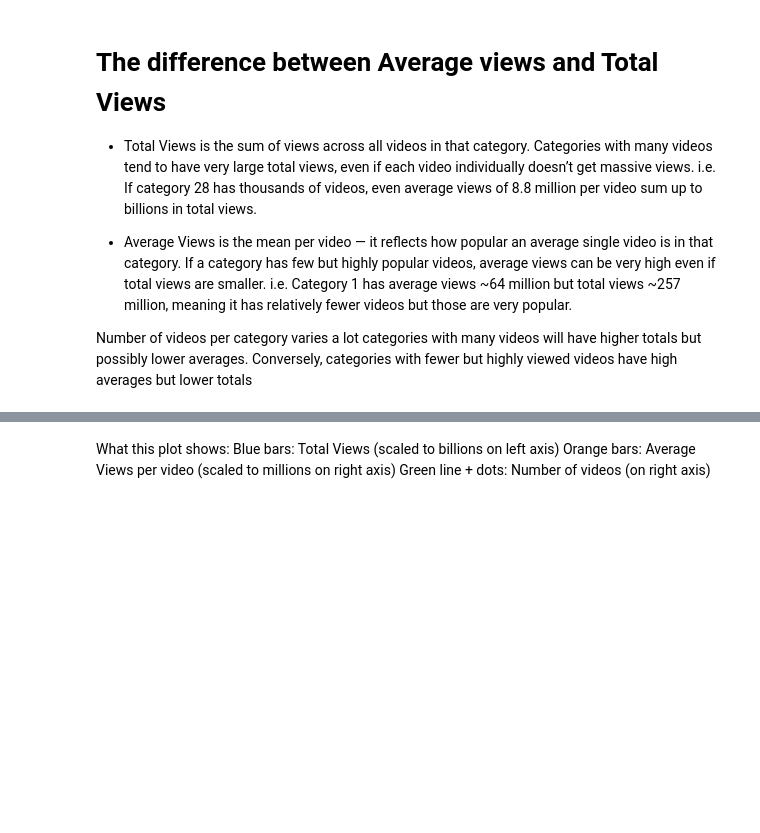
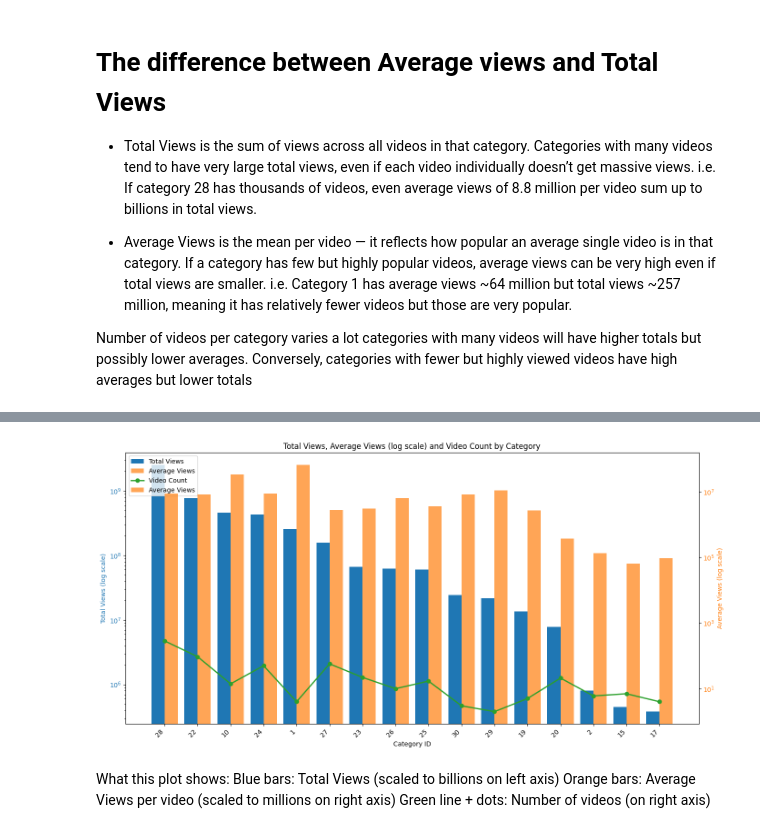
Before and after one commit to shanalytics/Spaceship-titanic-Survival-prediction, a Jupyter notebook: what-makes-a-youtube-video-go-viral.ipynb, the cells around one changed output, grey strips where cells are left out. Drawn from its saved outputs; the diff is of its cells as text; code cells hidden in the pictures; blank space fills up the shorter version.

Commit message:
Kaggle Notebook | What Makes a YouTube Video Go Viral?  | Version 10

```diff
--- a/what-makes-a-youtube-video-go-viral.ipynb
+++ b/what-makes-a-youtube-video-go-viral.ipynb
@@ -808,7 +1201,7 @@ print(views_compare[['Total Views', 'Average Views', 'Video Count']])
 #The log scale helps visualize categories with very different magnitudes better.
 #Both Total Views and Average Views are on log scale.
 
-Video Count remains linear (on right y-axis).
+#Video Count remains linear (on right y-axis).
 views_compare.index = views_compare.index.astype(str)
 
 x = np.arange(len(views_compare))
@@ -820,33 +1213,35 @@ color2 = 'tab:orange'
 color3 = 'tab:green'
 
 # Bar plot for Total Views with log scale
 bars_total = ax1.bar(x - 0.2, views_compare['Total Views'], width=0.4, label='Total Views', color=color1)
 ax1.set_xlabel('Category ID')
 ax1.set_ylabel('Total Views (log scale)', color=color1)
 ax1.set_yscale('log')
 ax1.tick_params(axis='y', labelcolor=color1)
 ax1.set_xticks(x)
 ax1.set_xticklabels(views_compare.index, rotation=45, ha='right')
 
 # Second y-axis for Average Views with log scale
 ax2 = ax1.twinx()
 bars_avg = ax2.bar(x + 0.2, views_compare['Average Views'], width=0.4, label='Average Views', color=color2, alpha=0.7)
 ax2.set_ylabel('Average Views (log scale)', color=color2)
 ax2.set_yscale('log')
 ax2.tick_params(axis='y', labelcolor=color2)
 
 # Plot Video Count as line on same right y-axis (linear scale)
 ax2.plot(x, views_compare['Video Count'], label='Video Count', color=color3, marker='o', linewidth=2)
 
 # Title and combined legend
 plt.title('Total Views, Average Views (log scale) and Video Count by Category')
 bars = [bars_total, bars_avg]
 labels = [bar.get_label() for bar in bars]
 lines, line_labels = ax2.get_legend_handles_labels()
 ax1.legend(bars + lines, labels + line_labels, loc='upper left')
 
 plt.tight_layout()
 plt.show()
+# %% [output]
+[figure, added]
 # %% [markdown]
 What this plot shows:
 Blue bars: Total Views (scaled to billions on left axis)
```
Also changed, not shown: parts of 38 cells of this notebook.
